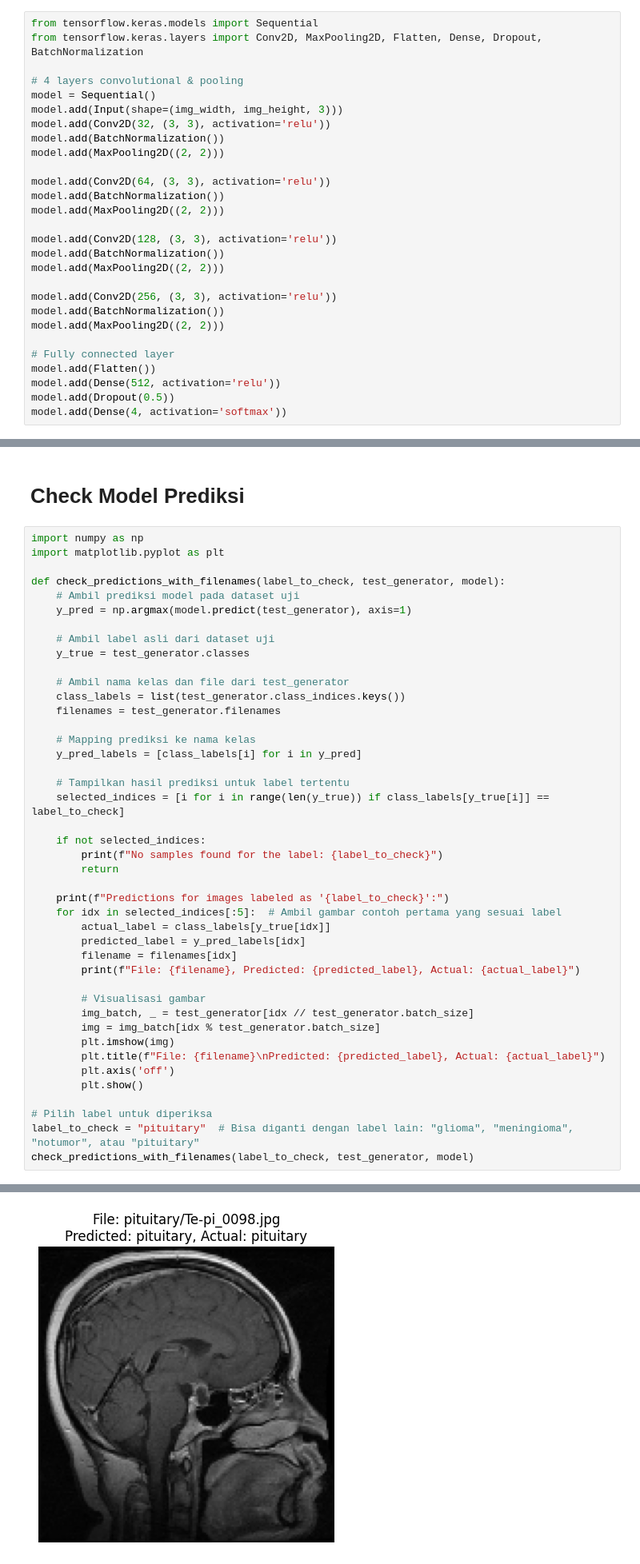
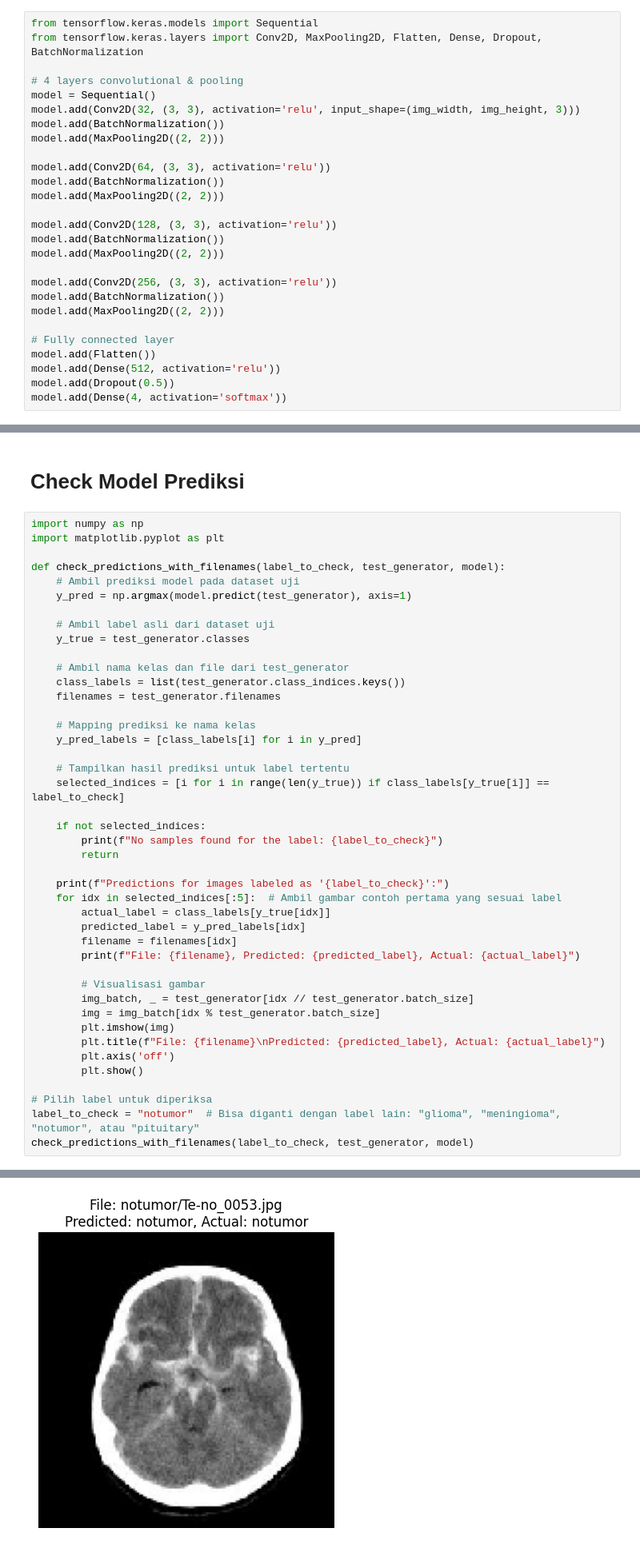
Before and after one commit to Dewisrirahayu05/ML-Project-Capston-Bangkit, a Jupyter notebook: Capston_Bangkit_ML_Project.ipynb, the cells around one changed output, grey strips where cells are left out. Shown at 80% size. Saved outputs shown, nothing was run; the diff lists cells and outputs as text.

```diff
--- a/Capston_Bangkit_ML_Project.ipynb
+++ b/Capston_Bangkit_ML_Project.ipynb
@@ -264,8 +264,7 @@ from tensorflow.keras.layers import Conv2D, MaxPooling2D, Flatten, Dense, Dropou
 
 # 4 layers convolutional & pooling
 model = Sequential()
-model.add(Input(shape=(img_width, img_height, 3)))
-model.add(Conv2D(32, (3, 3), activation='relu'))
+model.add(Conv2D(32, (3, 3), activation='relu', input_shape=(img_width, img_height, 3)))
 model.add(BatchNormalization())
 model.add(MaxPooling2D((2, 2)))
 
@@ -469,6 +467,6 @@ def check_predictions_with_filenames(label_to_check, test_generator, model):
         plt.show()
 
 # Pilih label untuk diperiksa
-label_to_check = "pituitary"  # Bisa diganti dengan label lain: "glioma", "meningioma", "notumor", atau "pituitary"
+label_to_check = "notumor"  # Bisa diganti dengan label lain: "glioma", "meningioma", "notumor", atau "pituitary"
 check_predictions_with_filenames(label_to_check, test_generator, model)
 # %% [output]
@@ -486,4 +484,4 @@ File: pituitary/Te-pi_0098.jpg, Predicted: pituitary, Actual: pituitary
-[figure, old version]
+[figure, new version]
 # %% [markdown]
 # **Save Model**
 # %%
```
Also changed, not shown: parts of 10 cells of this notebook.
